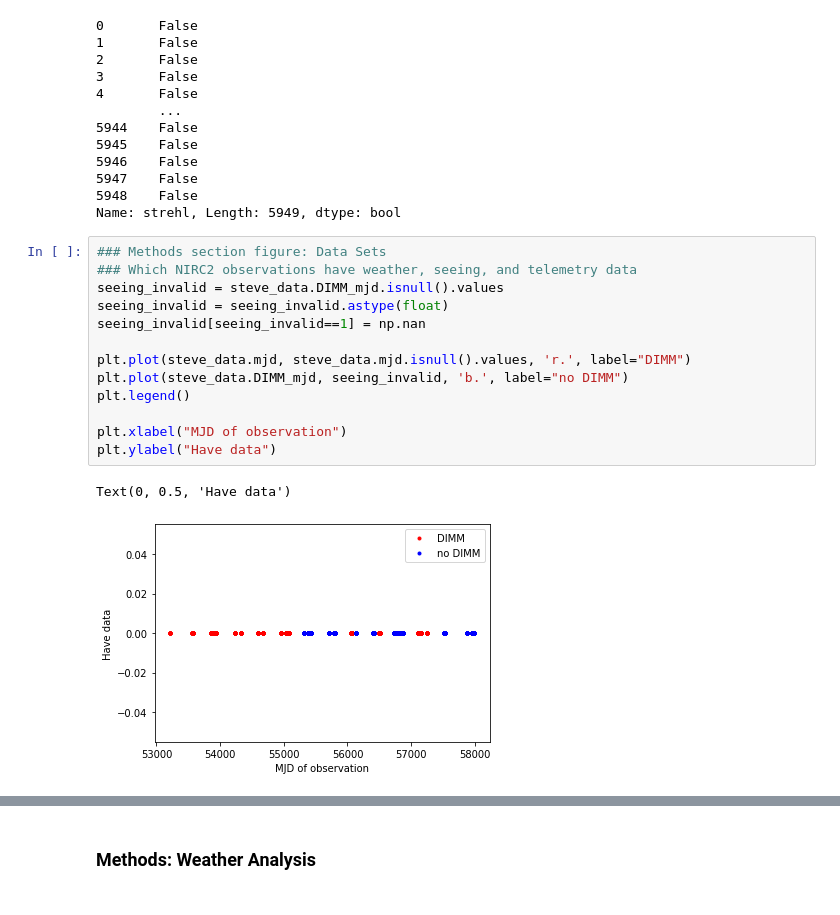
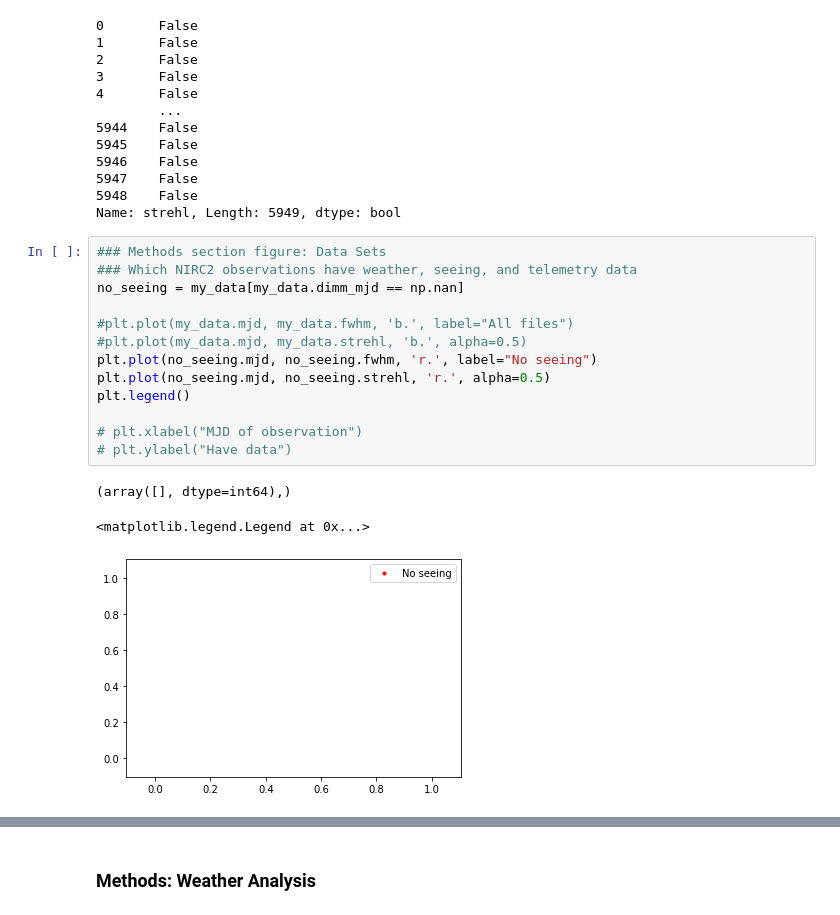
Before and after one commit to eramey16/berkeley_research, a Jupyter notebook: Keck_Performance/Analyzing_Long_Term_Performance.ipynb, the cells around one changed output, grey strips where cells are left out. Drawn from its saved outputs; the diff is of its cells as text.

```diff
--- a/Keck_Performance/Analyzing_Long_Term_Performance.ipynb
+++ b/Keck_Performance/Analyzing_Long_Term_Performance.ipynb
@@ -136,16 +136,17 @@ Name: strehl, Length: 5949, dtype: bool
 # %%
 ### Methods section figure: Data Sets
 ### Which NIRC2 observations have weather, seeing, and telemetry data
-seeing_invalid = steve_data.DIMM_mjd.isnull().values
-seeing_invalid = seeing_invalid.astype(float)
-seeing_invalid[seeing_invalid==1] = np.nan
+no_seeing = my_data[my_data.dimm_mjd == np.nan]
 
-plt.plot(steve_data.mjd, steve_data.mjd.isnull().values, 'r.', label="DIMM")
-plt.plot(steve_data.DIMM_mjd, seeing_invalid, 'b.', label="no DIMM")
+#plt.plot(my_data.mjd, my_data.fwhm, 'b.', label="All files")
+#plt.plot(my_data.mjd, my_data.strehl, 'b.', alpha=0.5)
+plt.plot(no_seeing.mjd, no_seeing.fwhm, 'r.', label="No seeing")
+plt.plot(no_seeing.mjd, no_seeing.strehl, 'r.', alpha=0.5)
 plt.legend()
 
-plt.xlabel("MJD of observation")
-plt.ylabel("Have data")
+# plt.xlabel("MJD of observation")
+# plt.ylabel("Have data")
 # %% [output]
-Text(0, 0.5, 'Have data')
+(array([], dtype=int64),)
+<matplotlib.legend.Legend at 0x...>
-[figure, old version]
+[figure, new version]
```
Also changed, not shown: parts of 10 cells of this notebook, 2 other files.
